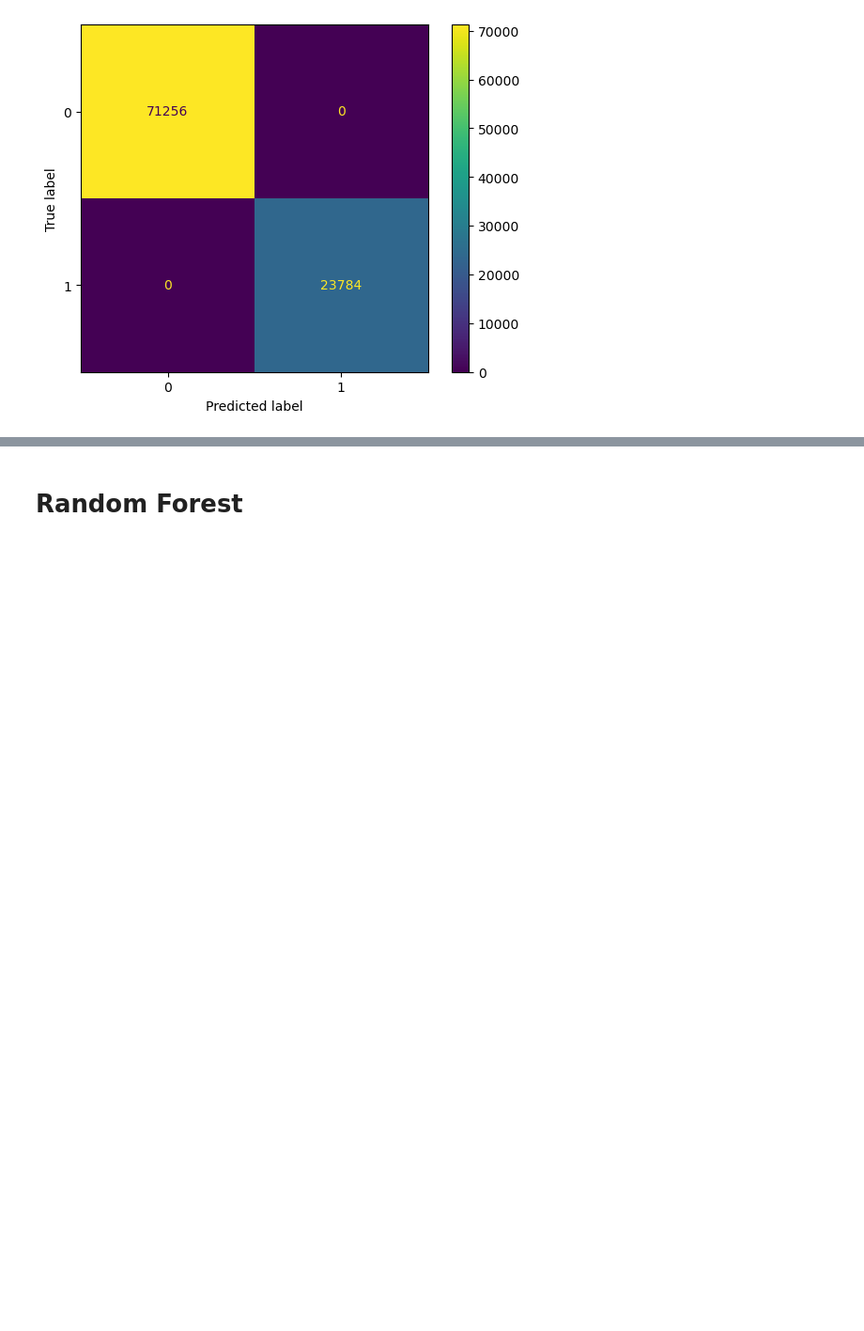
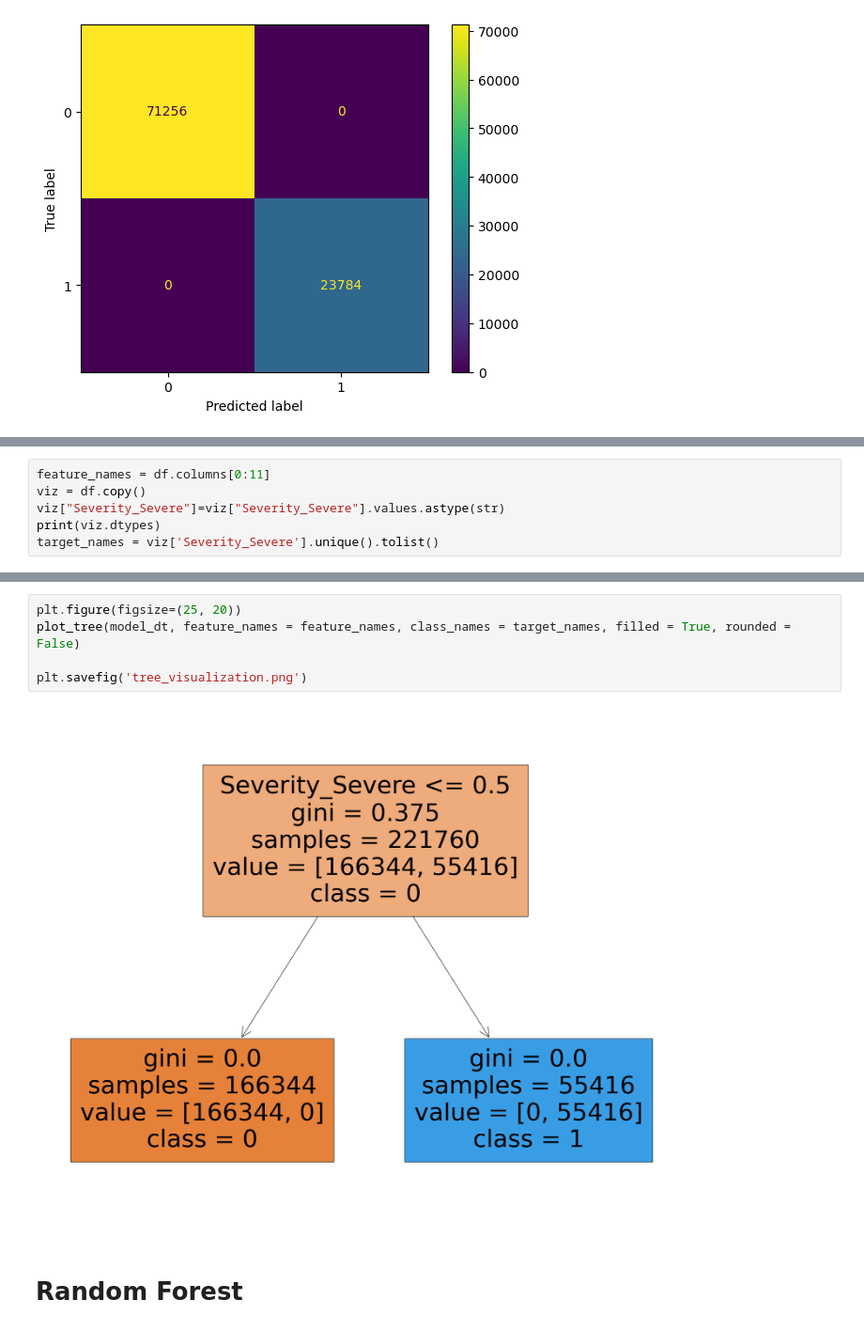
Before and after one commit to Subhajeet-Das/COVID-19-Severity-for-Aged-Persons, a Jupyter notebook: covid-19-severity-for-aged-persons.ipynb, the cells around one changed output, grey strips where cells are left out. Shown at 94% size. Cells and saved outputs as stored; diff of their text form; blank space fills up the shorter version.

Commit message:
| Covid-19 Severity for Aged Persons |

```diff
--- a/covid-19-severity-for-aged-persons.ipynb
+++ b/covid-19-severity-for-aged-persons.ipynb
@@ -226,0 +232,6 @@ weighted avg       1.00      1.00      1.00     95040
+# %%
+feature_names = df.columns[0:11]
+viz = df.copy()
+viz["Severity_Severe"]=viz["Severity_Severe"].values.astype(str)
+print(viz.dtypes)
+target_names = viz['Severity_Severe'].unique().tolist()
@@ -227,3 +251,10 @@ weighted avg       1.00      1.00      1.00     95040
+# %%
+plt.figure(figsize=(25, 20))
+plot_tree(model_dt, feature_names = feature_names, class_names = target_names, filled = True, rounded = False)
+
+plt.savefig('tree_visualization.png')
+# %% [output]
+[figure, added]
 # %% [markdown]
 # Random Forest
 # %%
```
Also changed, not shown: parts of 20 cells of this notebook.
